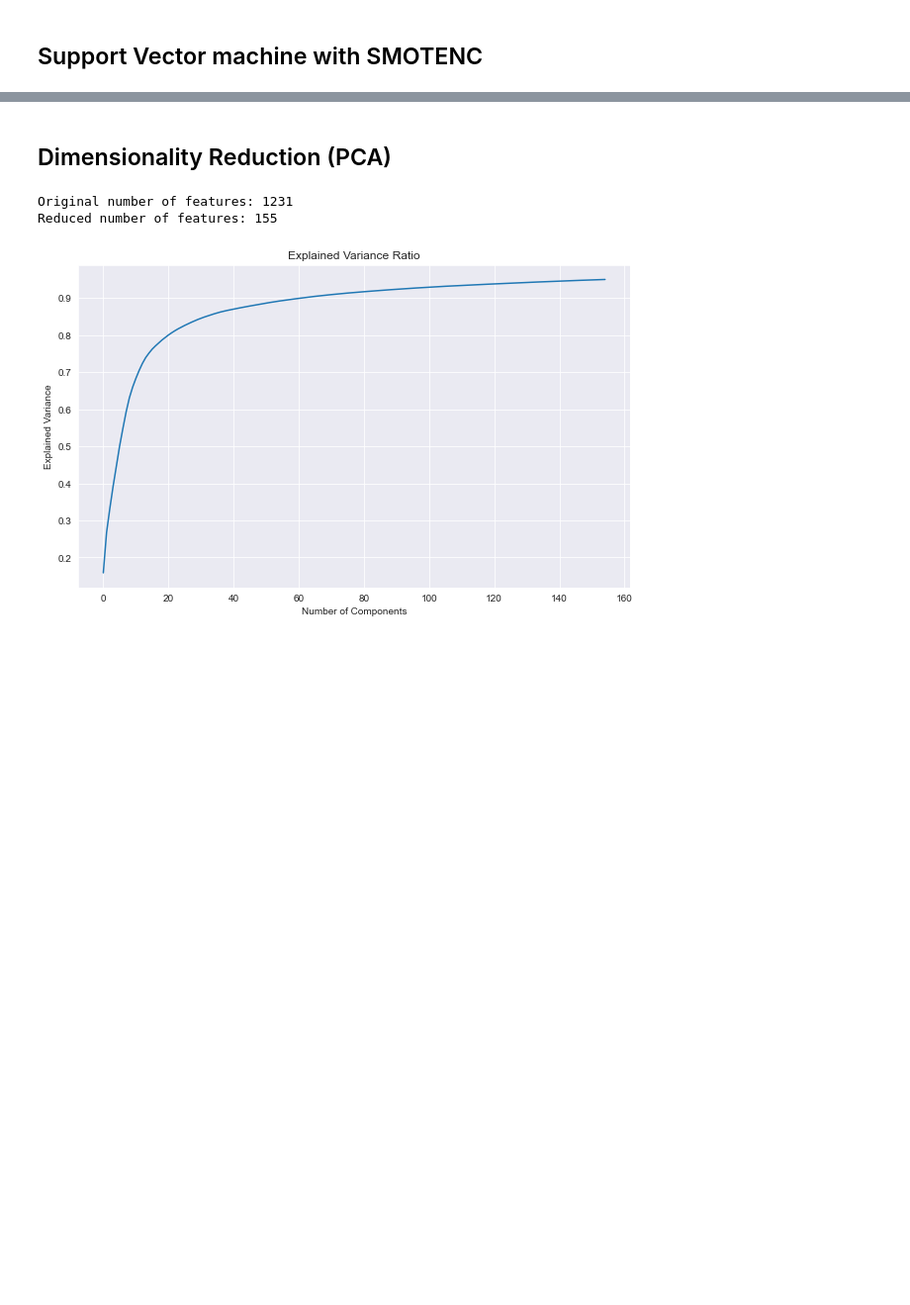
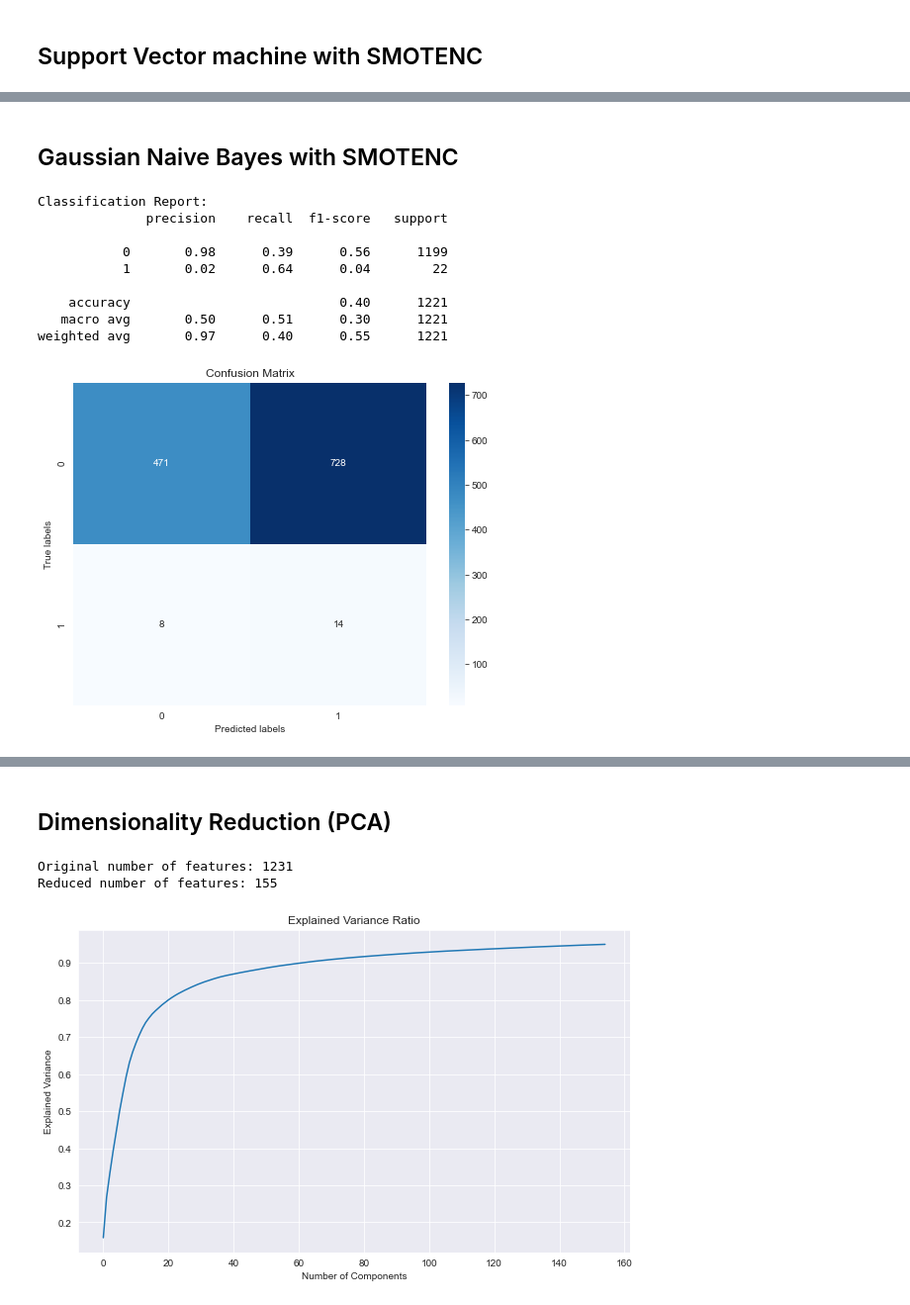
Before and after one commit to IRis0550/mlpy_2, a Jupyter notebook: project_smotenc.ipynb, the cells around one changed output, grey strips where cells are left out. Shown at 99% size. Drawn from its saved outputs; the diff is of its cells as text; code cells hidden in the pictures; blank space fills up the shorter version.

Commit message:
updane new model results after smotenc

```diff
--- a/project_smotenc.ipynb
+++ b/project_smotenc.ipynb
@@ -604,0 +604,41 @@ X_test_kpca = kpca.transform(X_test_ohe_scaled)
+# %% [markdown]
+## Gaussian Naive Bayes with SMOTENC
+# %%
+from sklearn.naive_bayes import GaussianNB
+from sklearn.metrics import classification_report, confusion_matrix
+import matplotlib.pyplot as plt
+import seaborn as sns
+
+# 初始化 GaussianNB 分类器
+nb_classifier = GaussianNB()
+
+# 使用重采样后的训练数据拟合分类器
+nb_classifier.fit(X_transformed, y_resampled)
+
+# 在测试数据上进行预测
+y_pred_smotenc_nb = nb_classifier.predict(X_test_ohe)
+
+# 生成并打印分类报告
+report_smotenc_nb = classification_report(y_test, y_pred_smotenc_nb)
+print("Classification Report:")
+print(report_smotenc_nb)
+
+# 计算并绘制混淆矩阵
+conf_matrix_nb_smotenc = confusion_matrix(y_test, y_pred_smotenc_nb)
+plt.figure(figsize=(8, 6))
+sns.heatmap(conf_matrix_nb_smotenc, annot=True, fmt="d", cmap="Blues")
+plt.xlabel('Predicted labels')
+plt.ylabel('True labels')
+plt.title('Confusion Matrix')
+plt.show()
+# %% [output]
+Classification Report:
+              precision    recall  f1-score   support
+
+           0       0.98      0.39      0.56      1199
+           1       0.02      0.64      0.04        22
+
+    accuracy                           0.40      1221
+   macro avg       0.50      0.51      0.30      1221
+weighted avg       0.97      0.40      0.55      1221
+[figure, added]
```
Also changed, not shown: parts of 31 cells of this notebook, 3 other files.
